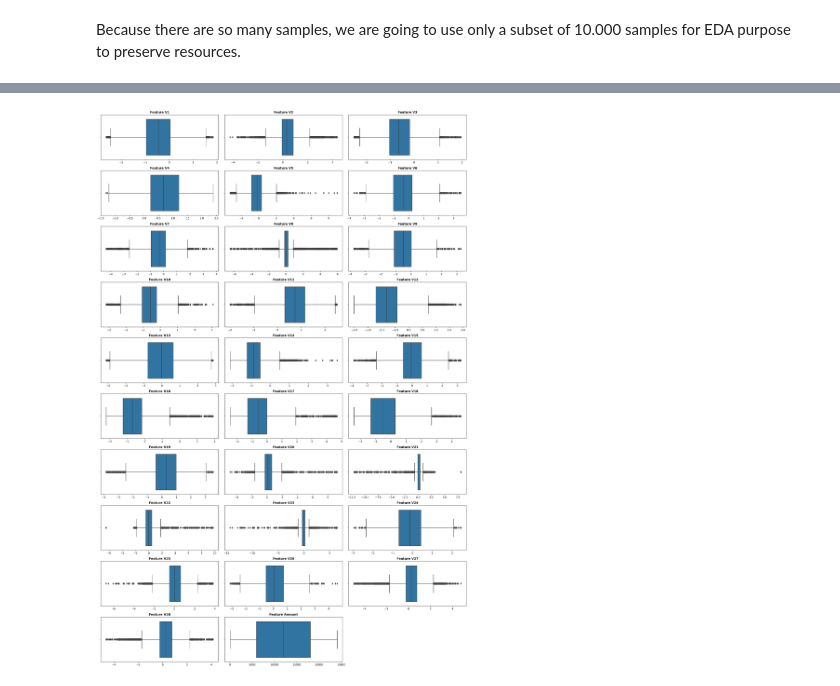
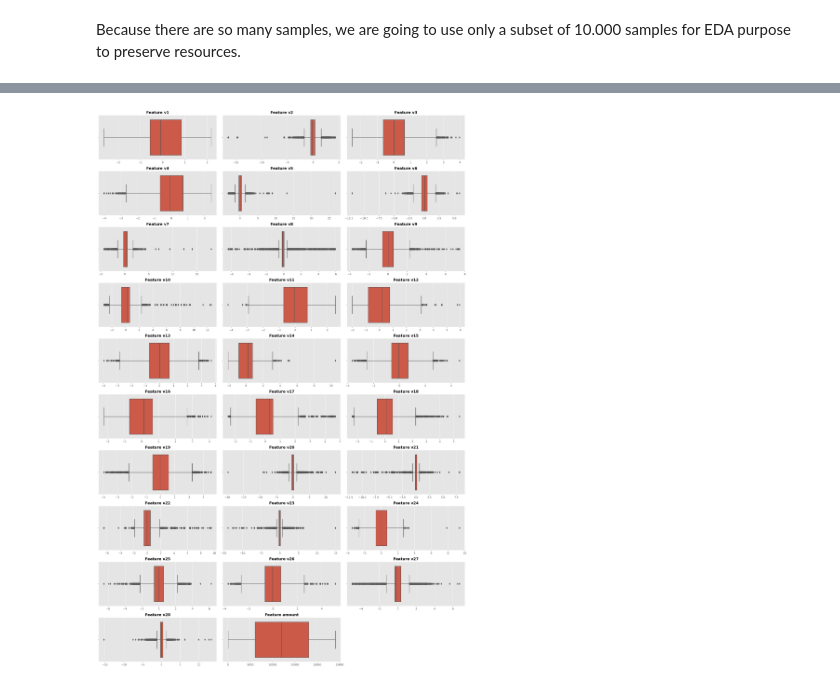
Before and after one commit to danjelito/classification-credit-card-fraud, a Jupyter notebook: src/eda.ipynb, the cells around one changed output, grey strips where cells are left out. Saved outputs shown, nothing was run; the diff lists cells and outputs as text; code cells hidden in the pictures.

```diff
--- a/src/eda.ipynb
+++ b/src/eda.ipynb
@@ -7,6 +7,8 @@ from pathlib import Path
 import importlib
 import config
 
+plt.style.use("ggplot")
+
 try:
     importlib.reload(config) # reload module
 except NameError:
@@ -14,6 +16,6 @@ except NameError:
 # %% [markdown]
 # Load DF
 # %%
-df = pd.read_csv(config.ORIGINAL_FILEPATH)
+df = pd.read_parquet(config.TRAIN_FILEPATH)
 df.head()
 # %% [output]
@@ -56,0 +57,12 @@ df_sample = df.sample(n=10_000, replace=False, weights="Class", random_state=8)
+# %%
+df_sample_target0 = (df
+    .loc[df["target"] == 0]
+    .sample(n=5_000, replace=False, random_state=8)
+    .assign(target=lambda df_: df_["target"].astype(str))
+)
+df_sample_target1 = (df
+    .loc[df["target"] == 1]
+    .sample(n=5_000, replace=False, random_state=8)
+    .assign(target=lambda df_: df_["target"].astype(str))
+)
+df_sample =pd.concat([df_sample_target0, df_sample_target1], axis=0)
@@ -57,20 +87,19 @@ df_sample = df.sample(n=10_000, replace=False, weights="Class", random_state=8)
 # %%
-features = df_sample.drop(columns="id")
 fig = plt.figure(figsize=(20, 30), dpi=150)
 n_cols = 3
-n_rows = int(np.ceil(features.shape[-1] / n_cols))
+n_rows = int(np.ceil(df_sample.shape[-1] / n_cols))
 
-for (i, col) in enumerate(features.columns, start=1):
-    if col == "Class":
+for (i, col) in enumerate(df_sample.columns, start=1):
+    if col == "target":
         continue
     ax = plt.subplot(n_rows, n_cols, i)
-    sns.boxplot(data=features, x=col, ax=ax)
+    sns.boxplot(data=df_sample, x=col, ax=ax)
     ax.set_title(f"Feature {col}", fontweight="bold")
     ax.set_xlabel("")
 plt.tight_layout()
 plt.show()
 # %% [output]
-[figure, old version]
+[figure, new version]
 # %%
 fig = plt.figure(figsize=(20, 30), dpi=150)
 n_cols = 3
```
Also changed, not shown: parts of 10 cells of this notebook.
